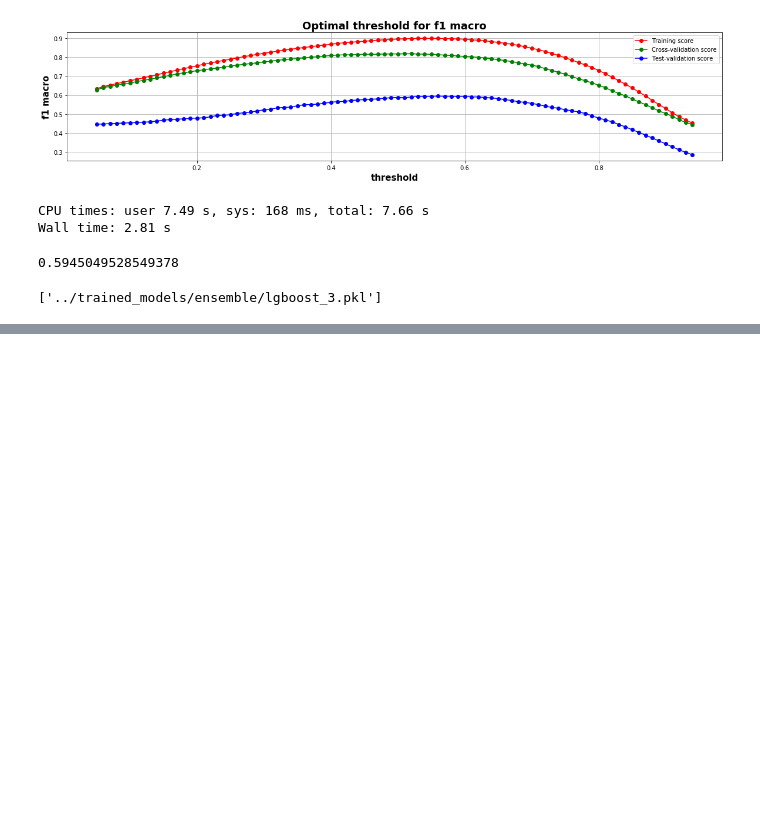
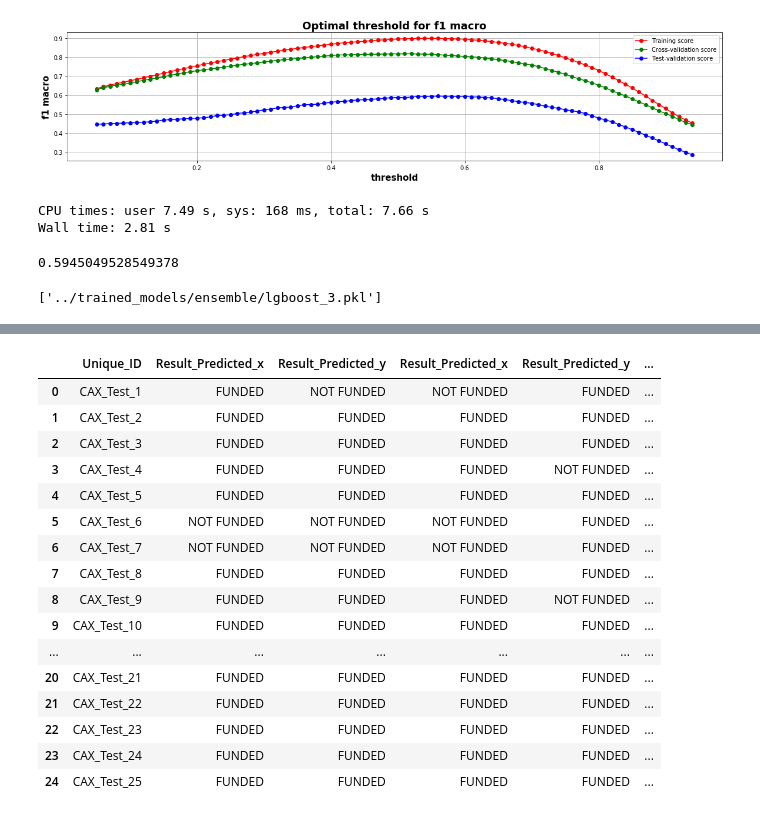
Before and after one commit to Durzot/DA_crowd_analytix, a Jupyter notebook: mortgage/notebook/Mortgage_2.ipynb, the cells around one changed output, grey strips where cells are left out. Drawn from its saved outputs; the diff is of its cells as text; code cells hidden in the pictures; blank space fills up the shorter version.

```diff
--- a/mortgage/notebook/Mortgage_2.ipynb
+++ b/mortgage/notebook/Mortgage_2.ipynb
@@ -1627,0 +1711,51 @@ array([ 2,  4,  6,  8, 10, 12, 14, 16, 18])
+# %%
+df = pd.read_csv("../predictions/LGBM_1/lgb_gbdt_15_submission.csv")
+
+df_2 = pd.read_csv("../predictions/LGBM_1/lgb_gbdt_20_submission.csv")
+df = df.merge(df_2, on='Unique_ID')
+df_3 = pd.read_csv("../predictions/LGBM_1/lgb_gbdt_30_submission.csv")
+df = df.merge(df_3, on='Unique_ID')
+
+df_4 = pd.read_csv("../predictions/MLP_1/MLPNet3_submission.csv")
+df = df.merge(df_4, on='Unique_ID')
+
+df_5 = pd.read_csv("../predictions/RandomForest_1/rf_entropy_None_10_submission.csv")
+df = df.merge(df_5, on='Unique_ID')
+df_6 = pd.read_csv("../predictions/RandomForest_1/rf_entropy_sqrt_10_submission.csv")
+df = df.merge(df_6, on='Unique_ID')
+df_7 = pd.read_csv("../predictions/RandomForest_1/rf_entropy_sqrt_15_submission.csv")
+df = df.merge(df_7, on='Unique_ID')
+df_8 = pd.read_csv("../predictions/RandomForest_1/rf_entropy_sqrt_20_submission.csv")
+df = df.merge(df_8, on='Unique_ID')
+df_9 = pd.read_csv("../predictions/RandomForest_1/rf_gini_None_10_submission.csv")
+df = df.merge(df_9, on='Unique_ID')
+df_10 = pd.read_csv("../predictions/RandomForest_1/rf_gini_None_15_submission.csv")
+df = df.merge(df_10, on='Unique_ID')
+df_11 = pd.read_csv("../predictions/RandomForest_1/rf_gini_None_20_submission.csv")
+df = df.merge(df_11, on='Unique_ID')
+df_12 = pd.read_csv("../predictions/RandomForest_1/rf_gini_sqrt_10_submission.csv")
+df = df.merge(df_12, on='Unique_ID')
+df_13 = pd.read_csv("../predictions/RandomForest_1/rf_gini_sqrt_15_submission.csv")
+df = df.merge(df_13, on='Unique_ID')
+df_14 = pd.read_csv("../predictions/RandomForest_1/rf_gini_sqrt_20_submission.csv")
+df = df.merge(df_14, on='Unique_ID')
+# %%
+df.head(25)
+# %% [output]
+|  | Unique_ID | Result_Predicted_x | Result_Predicted_y | Result_Predicted_x | Result_Predicted_y | ... |
+| 0 | CAX_Test_1 | FUNDED | NOT FUNDED | NOT FUNDED | FUNDED | ... |
+| 1 | CAX_Test_2 | FUNDED | FUNDED | FUNDED | FUNDED | ... |
+| 2 | CAX_Test_3 | FUNDED | FUNDED | FUNDED | FUNDED | ... |
+| 3 | CAX_Test_4 | FUNDED | FUNDED | FUNDED | NOT FUNDED | ... |
+| 4 | CAX_Test_5 | FUNDED | FUNDED | FUNDED | FUNDED | ... |
+| 5 | CAX_Test_6 | NOT FUNDED | NOT FUNDED | NOT FUNDED | FUNDED | ... |
+| 6 | CAX_Test_7 | NOT FUNDED | NOT FUNDED | NOT FUNDED | FUNDED | ... |
+| 7 | CAX_Test_8 | FUNDED | FUNDED | FUNDED | FUNDED | ... |
+| 8 | CAX_Test_9 | FUNDED | FUNDED | FUNDED | NOT FUNDED | ... |
+| 9 | CAX_Test_10 | FUNDED | FUNDED | FUNDED | FUNDED | ... |
+| ... | ... | ... | ... | ... | ... | ... |
+| 20 | CAX_Test_21 | FUNDED | FUNDED | FUNDED | FUNDED | ... |
+| 21 | CAX_Test_22 | FUNDED | FUNDED | FUNDED | FUNDED | ... |
+| 22 | CAX_Test_23 | FUNDED | FUNDED | FUNDED | FUNDED | ... |
+| 23 | CAX_Test_24 | FUNDED | FUNDED | FUNDED | FUNDED | ... |
+| 24 | CAX_Test_25 | FUNDED | FUNDED | FUNDED | FUNDED | ... |
```
Also changed, not shown: parts of 25 cells of this notebook, 6 other files.
